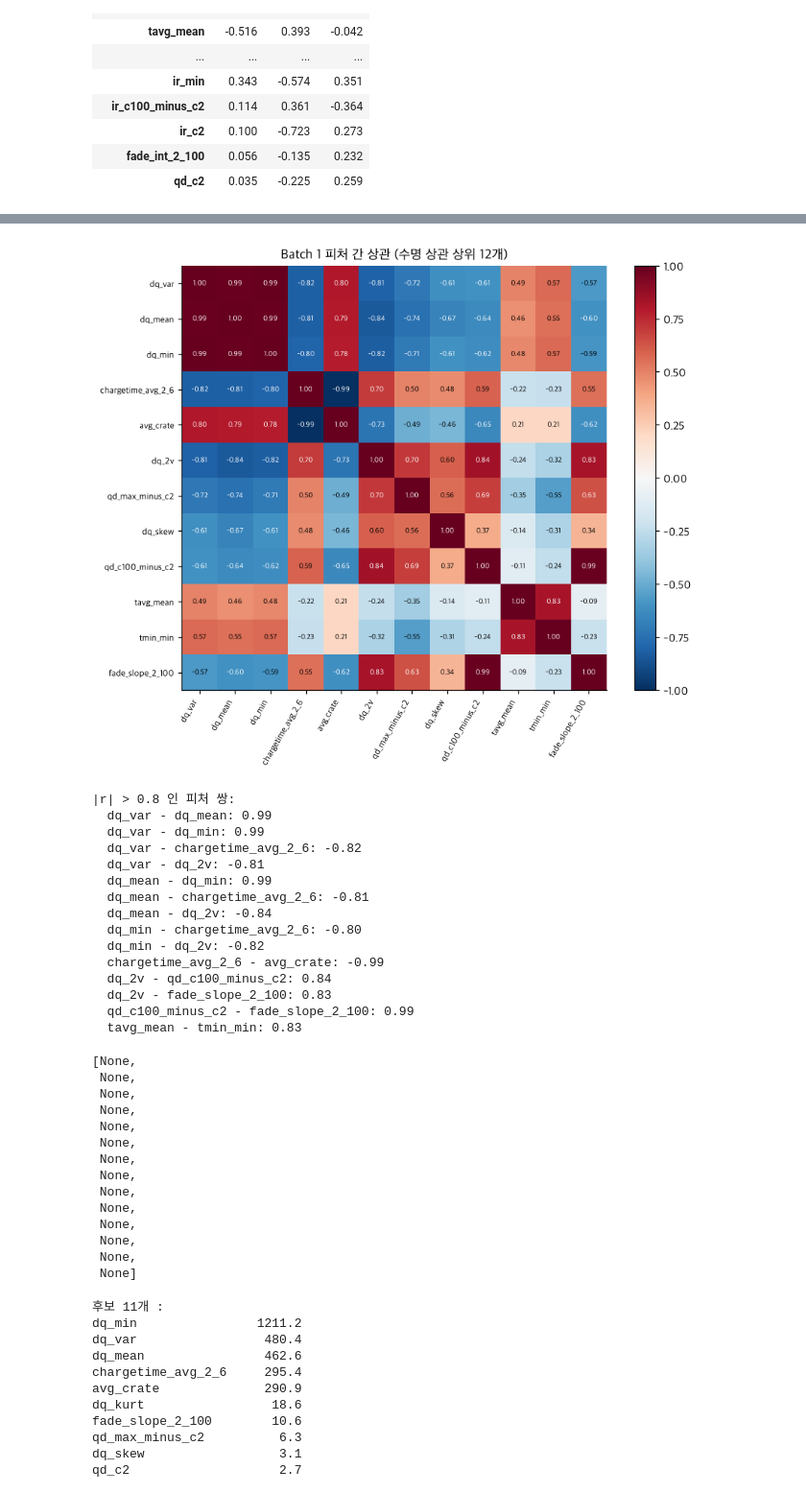
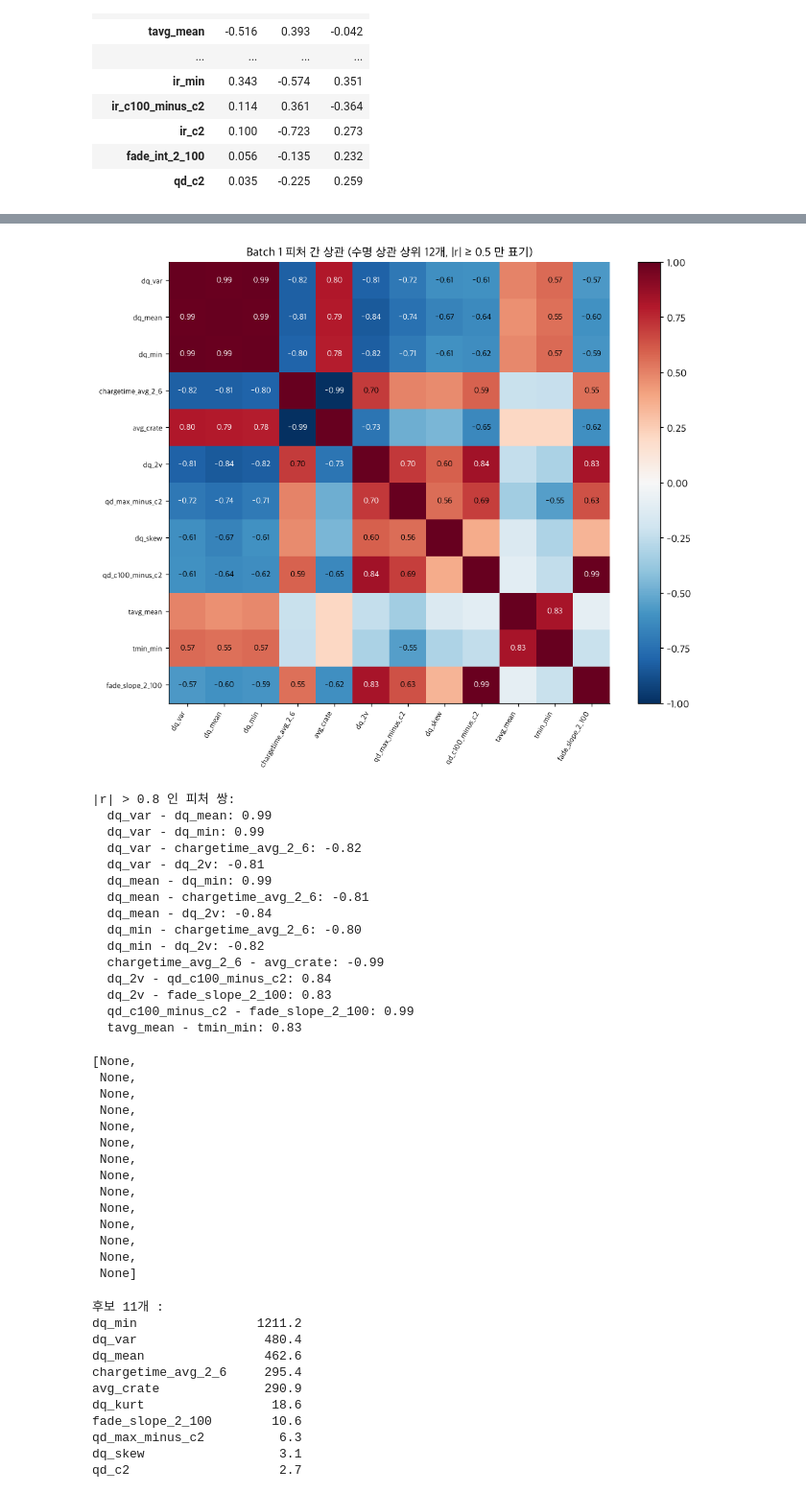
Before and after one commit to 97-99-02/ess-battery-project, a Jupyter notebook: notebooks/01_EDA.ipynb, the cells around one changed output, grey strips where cells are left out. Shown at 96% size. Drawn from its saved outputs; the diff is of its cells as text; code cells hidden in the pictures.

```diff
--- a/notebooks/01_EDA.ipynb
+++ b/notebooks/01_EDA.ipynb
@@ -363,7 +417,8 @@ for _, r in use[~use.carryover].iterrows():
     qd = pd.Series(_clean_qd(s['QD']), index=s['cycle']).loc[2:c['life_raw']].dropna()
     ref = qd.loc[2:11].median()
     x = qd.index.values / r.life; y = qd.values / ref
-    axes[0].plot(x, y, color=BC[r.batch], lw=0.5, alpha=0.5)
+    y_plot = pd.Series(y).rolling(9, center=True, min_periods=1).median().values  # 표시용 : 일시적 급락 제거
+    axes[0].plot(x, y_plot, color=BC[r.batch], lw=0.6, alpha=0.5)
     for lo in np.arange(0, 1.0, 0.2):
         m = (x >= lo) & (x < lo + 0.2)
         if m.sum() > 10:
@@ -371,7 +426,7 @@ for _, r in use[~use.carryover].iterrows():
                              'slope': np.polyfit(x[m], y[m], 1)[0] / r.life * 100 * 100})  # %/100cycle
 axes[0].axhline(EOL_AH / 1.1, color='grey', ls=':', lw=0.8)
 axes[0].set_xlabel('cycle / cycle life'); axes[0].set_ylabel('QD / QD(cycle 2~11 중앙값)')
-axes[0].set_ylim(0.78, 1.04); axes[0].set_title('수명으로 정규화한 열화 곡선 (색 = 배치)')
+axes[0].set_ylim(0.78, 1.04); axes[0].set_title('수명으로 정규화한 열화 곡선 (색 = 배치, 9사이클 이동 중앙값)')
 seg = pd.DataFrame(seg_rows).groupby(['seg', 'batch']).slope.median().unstack()
 for b in BATCHES:
     axes[1].plot(seg.index, seg[b], marker='o', color=BC[b], label=BATCH_LABEL[b])
@@ -432,7 +513,7 @@ fig, axes = plt.subplots(1, 2, figsize=(12, 4.3))
 for b in BATCHES:
     u = use[use.batch == b]
     axes[0].scatter(u.dq_var, u.life, color=BC[b], s=26, alpha=0.85,
-                    label=f'{BATCH_LABEL[b]} (r={u.dq_var.corr(u.log_life):.2f})')
+                    label=f'{BATCH_LABEL[b]} (r={u.dq_var.corr(u.log_life):.3f})')
 u1 = use[use.batch == 'b1']; p = np.polyfit(u1.dq_var, u1.log_life, 1)
 xx = np.linspace(use.dq_var.min(), use.dq_var.max(), 50)
 axes[0].plot(xx, 10 ** np.polyval(p, xx), color=BC['b1'], lw=1.2, ls='--', label='Batch 1 선형적합')
@@ -520,7 +601,7 @@ hi
 
 정책 `C1(Q1%)-C2` : SOC 0→Q1% 는 C1, Q1→80% 는 C2 로 충전. `avg_crate` = 0~80% 구간 평균 충전 속도 = 0.8 / (Q1/C1 + (0.8-Q1)/C2).
 # %%
-fig, axes = plt.subplots(1, 2, figsize=(13, 4.3))
+fig, axes = plt.subplots(1, 2, figsize=(14, 6.2), gridspec_kw={'width_ratios': [1, 1.05]})
 for b in BATCHES:
     u = use[use.batch == b]
     for ns, mk in [(False, 'o'), (True, '^')]:
@@ -531,9 +612,9 @@ for b in BATCHES:
 axes[0].set_xlabel('평균 충전 속도 0~80% (C)'); axes[0].set_ylabel('cycle life'); axes[0].legend(fontsize=8)
 axes[0].set_title('충전 속도 vs 수명')
 g = use[use.batch == 'b1'].groupby('policy').agg(life=('life', 'mean'), crate=('avg_crate', 'first'), n=('life', 'size')).sort_values('crate')
-axes[1].bar(range(len(g)), g.life, color=BC['b1'], alpha=0.85)
-axes[1].set_xticks(range(len(g))); axes[1].set_xticklabels(g.index, rotation=70, fontsize=7)
-axes[1].set_ylabel('평균 cycle life'); axes[1].set_title('Batch 1 정책별 평균 수명 (왼쪽일수록 느린 충전)')
+axes[1].barh(range(len(g)), g.life, color=BC['b1'], alpha=0.85)
+axes[1].set_yticks(range(len(g))); axes[1].set_yticklabels([f'{p} ({c:.1f}C)' for p, c in zip(g.index, g.crate)], fontsize=8.5)
+axes[1].invert_yaxis(); axes[1].set_xlabel('평균 cycle life'); axes[1].set_title('Batch 1 정책별 평균 수명 (위일수록 느린 충전)')
 plt.tight_layout(); plt.savefig(f'{FIG}/q4_crate_life.png', bbox_inches='tight'); plt.show()
 for b in BATCHES:
     u = use[use.batch == b]
@@ -565,3 +646,17 @@ cmp_
 | 5.6C(26%)-4.5C | False | 6 | 448.0 | 412.0 | 491.0 |
 |  | True | 3 | 991.0 | 791.0 | 1186.0 |
 | 6C(60%)-3C | False | 2 | 400.0 | 392.0 | 408.0 |
+# %%
+# 충전 전류 패턴과 열화 속도 : 초기 fade 기울기, EOL 직전 기울기, knee 시점
+rr = []
+for _, r in use.iterrows():
+    c = cells[r.cell]; s = c['summary']; qd = pd.Series(_clean_qd(s['QD']), index=s['cycle'])
+    end = c['life_raw']; late = qd.loc[end - 100:end - 1].dropna()
+    rr.append({'cell': r.cell,
+               'late_slope': np.polyfit(late.index, late.values, 1)[0] * 100 if (len(late) > 20 and not r.carryover) else np.nan,
+               'knee': knee_point(c)[0] if not r.carryover else np.nan})
+dd = use.merge(pd.DataFrame(rr), on='cell')
+for b in BATCHES:
+    u = dd[dd.batch == b]
+    print(BATCH_LABEL[b]); print(u[['C1', 'Q1', 'C2', 'avg_crate', 'fade_slope_2_100', 'late_slope', 'knee']].corr()
+          .loc[['C1', 'Q1', 'C2', 'avg_crate'], ['fade_slope_2_100', 'late_slope', 'knee']].round(2).to_string())
@@ -655,22 +777,23 @@ plt.tight_layout(); plt.savefig(f'{FIG}/q5_corr_by_batch.png', bbox_inches='tigh
 # %%
 # 다중공선성 : Batch 1 피처 간 상관 히트맵
 top = corr_tab.index[:12]
 cm1 = use[use.batch == 'b1'][list(top)].corr()
-fig, ax = plt.subplots(figsize=(8.2, 6.8))
+fig, ax = plt.subplots(figsize=(9.5, 8))
 im = ax.imshow(cm1, cmap='RdBu_r', vmin=-1, vmax=1)
 ax.set_xticks(range(len(top))); ax.set_xticklabels(top, rotation=60, ha='right', fontsize=8)
 ax.set_yticks(range(len(top))); ax.set_yticklabels(top, fontsize=8)
 for i in range(len(top)):
     for j in range(len(top)):
         v = cm1.iloc[i, j]
-        ax.text(j, i, f'{v:.2f}', ha='center', va='center', fontsize=6.5, color='white' if abs(v) > 0.6 else 'black')
+        if abs(v) >= 0.5 and i != j:
+            ax.text(j, i, f'{v:.2f}', ha='center', va='center', fontsize=8.5, color='white' if abs(v) > 0.7 else 'black')
 fig.colorbar(im, ax=ax, fraction=0.046)
-ax.set_title('Batch 1 피처 간 상관 (수명 상관 상위 12개)')
+ax.set_title('Batch 1 피처 간 상관 (수명 상관 상위 12개, |r| ≥ 0.5 만 표기)')
 plt.tight_layout(); plt.savefig(f'{FIG}/q5_feature_corr.png', bbox_inches='tight'); plt.show()
 pairs = [(a, b, cm1.loc[a, b]) for i, a in enumerate(top) for b in top[i+1:] if abs(cm1.loc[a, b]) > 0.8]
 print('|r| > 0.8 인 피처 쌍:'); [print(f'  {a} - {b}: {v:.2f}') for a, b, v in pairs]
 # %% [output]
-[figure, old version]
+[figure, new version]
 |r| > 0.8 인 피처 쌍:
   dq_var - dq_mean: 0.99
   dq_var - dq_min: 0.99
```
Also changed, not shown: parts of 23 cells of this notebook, 18 other files.
